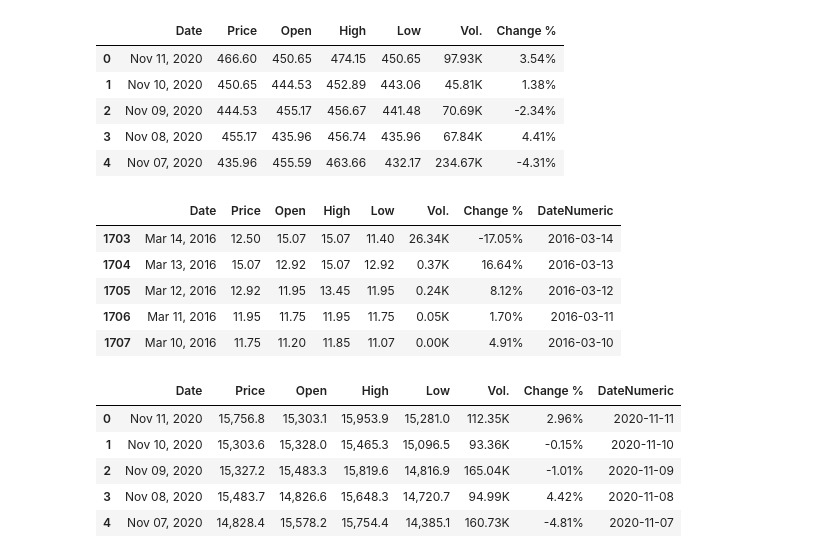
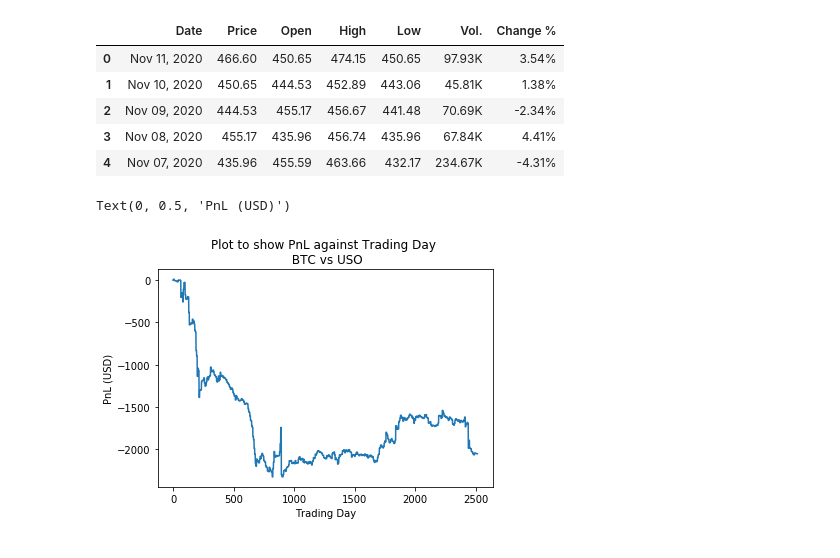
Before and after one commit to hamjamjam/Crypto, a Jupyter notebook: InitialAnalysis_jv_working.ipynb, the cells around one changed output. Saved outputs shown, nothing was run; the diff lists cells and outputs as text; code cells hidden in the pictures.

Commit message:
Pairs trade more robust
Ran a few more examples, enabled USO and SPY to run

```diff
--- a/InitialAnalysis_jv_working.ipynb
+++ b/InitialAnalysis_jv_working.ipynb
@@ -42,24 +57,6 @@ ETHdf.head()
 | 2 | Nov 09, 2020 | 444.53 | 455.17 | 456.67 | 441.48 | 70.69K | -2.34% |
 | 3 | Nov 08, 2020 | 455.17 | 435.96 | 456.74 | 435.96 | 67.84K | 4.41% |
 | 4 | Nov 07, 2020 | 435.96 | 455.59 | 463.66 | 432.17 | 234.67K | -4.31% |
-# %%
-ETHdf.tail()
-# %% [output]
-|  | Date | Price | Open | High | Low | Vol. | Change % | DateNumeric |
-| 1703 | Mar 14, 2016 | 12.50 | 15.07 | 15.07 | 11.40 | 26.34K | -17.05% | 2016-03-14 |
-| 1704 | Mar 13, 2016 | 15.07 | 12.92 | 15.07 | 12.92 | 0.37K | 16.64% | 2016-03-13 |
-| 1705 | Mar 12, 2016 | 12.92 | 11.95 | 13.45 | 11.95 | 0.24K | 8.12% | 2016-03-12 |
-| 1706 | Mar 11, 2016 | 11.95 | 11.75 | 11.95 | 11.75 | 0.05K | 1.70% | 2016-03-11 |
-| 1707 | Mar 10, 2016 | 11.75 | 11.20 | 11.85 | 11.07 | 0.00K | 4.91% | 2016-03-10 |
-# %%
-BTCdf.head()
-# %% [output]
-|  | Date | Price | Open | High | Low | Vol. | Change % | DateNumeric |
-| 0 | Nov 11, 2020 | 15,756.8 | 15,303.1 | 15,953.9 | 15,281.0 | 112.35K | 2.96% | 2020-11-11 |
-| 1 | Nov 10, 2020 | 15,303.6 | 15,328.0 | 15,465.3 | 15,096.5 | 93.36K | -0.15% | 2020-11-10 |
-| 2 | Nov 09, 2020 | 15,327.2 | 15,483.3 | 15,819.6 | 14,816.9 | 165.04K | -1.01% | 2020-11-09 |
-| 3 | Nov 08, 2020 | 15,483.7 | 14,826.6 | 15,648.3 | 14,720.7 | 94.99K | 4.42% | 2020-11-08 |
-| 4 | Nov 07, 2020 | 14,828.4 | 15,578.2 | 15,754.4 | 14,385.1 | 160.73K | -4.81% | 2020-11-07 |
 # %%
 def pairsAnalysis(df1, df2, purchase = 100, window=10, daysBetweenFlatten = 5):
 
@@ -67,8 +64,9 @@ def pairsAnalysis(df1, df2, purchase = 100, window=10, daysBetweenFlatten = 5):
     df1: data frame, containing trades data of product 1
     df2: data frame, containing trades data of product 2
          Product 1 and 2 must be in the same currency
-    purchase: float, the amoutn we buy and sell each day
+    purchase: float, the amount (in currency) we buy and sell each day
     window: int, number of days in window
+    daysBewteenFlatten: int, number of days we go between position flattening.
     """
 
     from datetime import datetime, timedelta
@@ -104,17 +102,39 @@ def pairsAnalysis(df1, df2, purchase = 100, window=10, daysBetweenFlatten = 5):
         windowStart = Date
         windowEnd = Date + timedelta(days = window)
 
+        if list(df1[(df1['DateNumeric'] == windowEnd)]['Price']) == [] or list(df2[(df2['DateNumeric'] == windowEnd)]['Price']) == []:
+            continue
+
         df1Trim = df1[(df1['DateNumeric'] >= windowStart) & (df1['DateNumeric'] < windowEnd)]
         df2Trim = df2[(df2['DateNumeric'] >= windowStart) & (df2['DateNumeric'] < windowEnd)]
 
-        prices1 = [float(x.replace(',','')) for x in list(df1Trim['Price'])]
-        prices2 = [float(x.replace(',','')) for x in list(df2Trim['Price'])]
+        try:
+            prices1 = [float(x.replace(',','')) for x in list(df1Trim['Price'])]
+        except:
+            prices1 = [float(x) for x in list(df1Trim['Price'])]
+        try:
+            prices2 = [float(x.replace(',','')) for x in list(df2Trim['Price'])]
+        except:
+            prices2 = [float(x) for x in list(df2Trim['Price'])]
 
         totalDiff = sum(prices1) - sum(prices2)
         avgDiff = totalDiff/window
 
-        price1 = float(list(df1[(df1['DateNumeric'] == windowEnd)]['Price'])[0].replace(',',''))
-        price2 = float(list(df2[(df2['DateNumeric'] == windowEnd)]['Price'])[0].replace(',',''))
+        try:
+            price1 = float(list(df1[(df1['DateNumeric'] == windowEnd)]['Price'])[0].replace(',',''))
+        except:
+            try:
+                price1 = list(df1[(df1['DateNumeric'] == windowEnd)]['Price'])[0]
+            except:
+                pass
+        try:
+            price2 = float(list(df2[(df2['DateNumeric'] == windowEnd)]['Price'])[0].replace(',',''))
+        except:
+            try:
+                price2 = list(df2[(df2['DateNumeric'] == windowEnd)]['Price'])[0]
+            except:
+                pass
+
         diff = price1 - price2
 
         if diff > avgDiff:
@@ -139,7 +159,7 @@ def pairsAnalysis(df1, df2, purchase = 100, window=10, daysBetweenFlatten = 5):
         price2vec.append(price2)
         i += 1
 
-    if position1 != 0:
+    if position1 != 0 or position2 != 0:
         PnL += price1vec[-1]*position1*-1 + price2vec[-1]*position2*-1
         position1 = 0
         position2 = 0
@@ -154,4 +174,14 @@ def pairsAnalysis(df1, df2, purchase = 100, window=10, daysBetweenFlatten = 5):
 def daterange(start_date, end_date):
     for n in range(int((end_date - start_date).days)):
         yield start_date + timedelta(n)
+# %%
+PnLvec, position1vec, position2vec, price1vec, price2vec = pairsAnalysis(BTCdf, USOdf, purchase = 1000, window=10, daysBetweenFlatten = 5)
+
+plt.plot(PnLvec)
+plt.title("Plot to show PnL against Trading Day \n BTC vs USO")
+plt.xlabel("Trading Day")
+plt.ylabel("PnL (USD)")
+# %% [output]
+Text(0, 0.5, 'PnL (USD)')
+[figure, added]
 # %%
```
Also changed, not shown: parts of 9 cells of this notebook.
